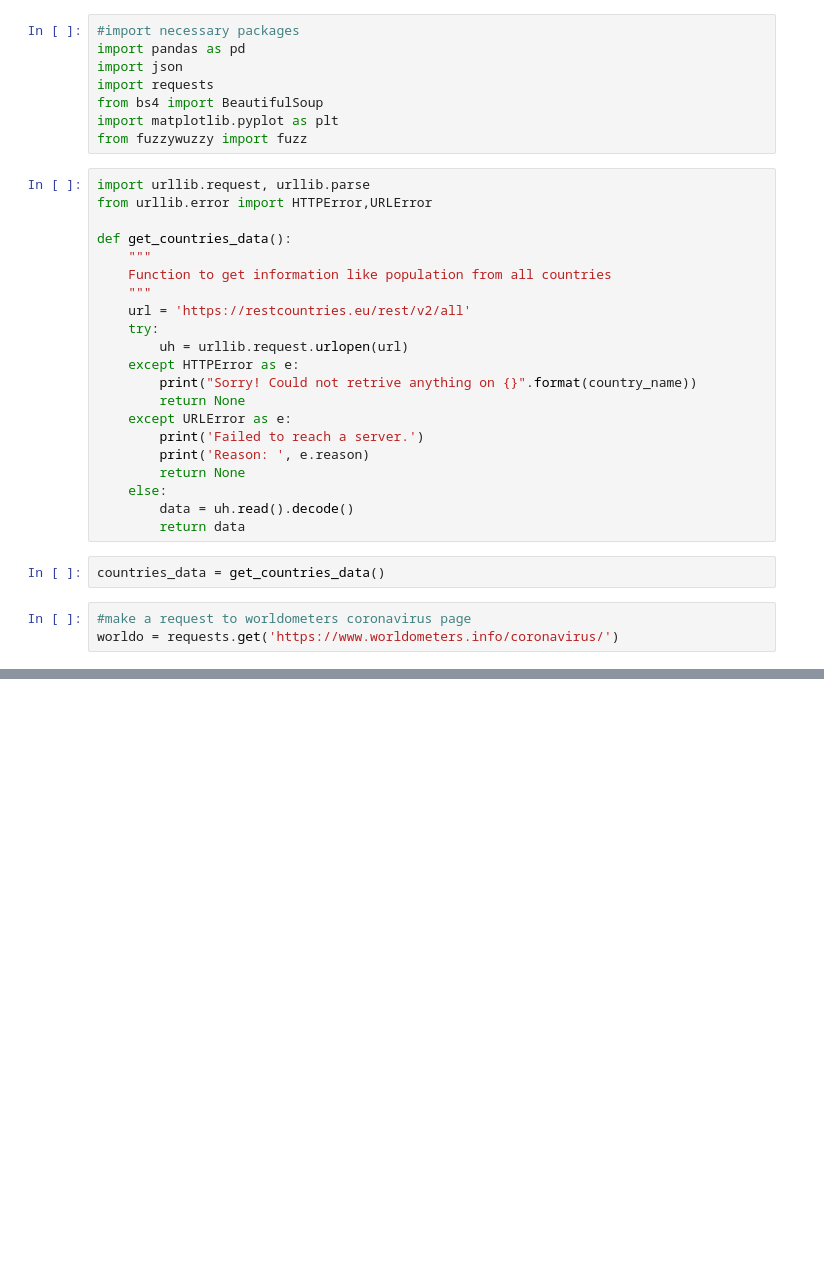
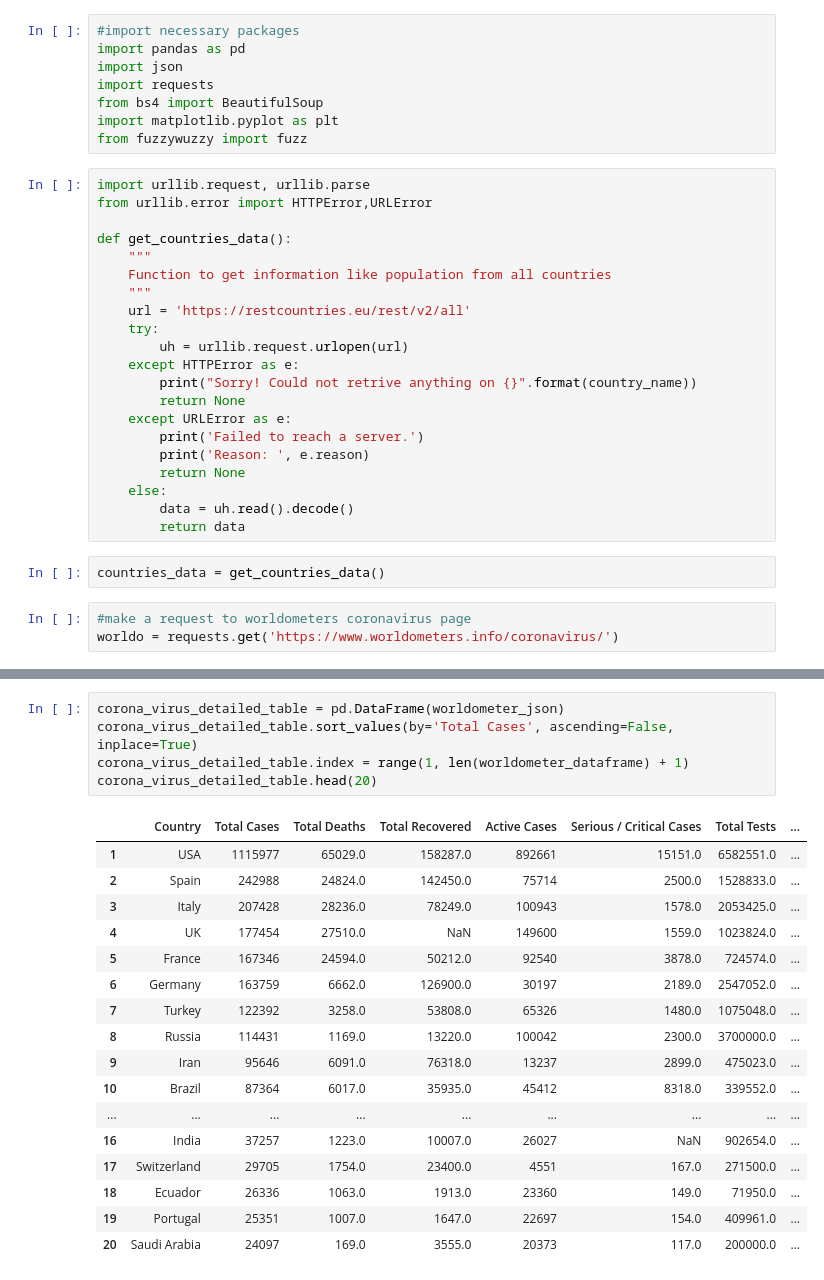
Before and after one commit to lapulgaatomica/covid_wrangling, a Jupyter notebook: WorldometerCovid.ipynb, the cells around one changed output, grey strips where cells are left out. Saved outputs shown, nothing was run; the diff lists cells and outputs as text; blank space fills up the shorter version.

```diff
--- a/WorldometerCovid.ipynb
+++ b/WorldometerCovid.ipynb
@@ -136,2 +84,25 @@ countries_population
+# %%
+corona_virus_detailed_table = pd.DataFrame(worldometer_json)
+corona_virus_detailed_table.sort_values(by='Total Cases', ascending=False, inplace=True)
+corona_virus_detailed_table.index = range(1, len(worldometer_dataframe) + 1)
+corona_virus_detailed_table.head(20)
+# %% [output]
+|  | Country | Total Cases | Total Deaths | Total Recovered | Active Cases | Serious / Critical Cases | Total Tests | ... |
+| 1 | USA | 1115977 | 65029.0 | 158287.0 | 892661 | 15151.0 | 6582551.0 | ... |
+| 2 | Spain | 242988 | 24824.0 | 142450.0 | 75714 | 2500.0 | 1528833.0 | ... |
+| 3 | Italy | 207428 | 28236.0 | 78249.0 | 100943 | 1578.0 | 2053425.0 | ... |
+| 4 | UK | 177454 | 27510.0 | NaN | 149600 | 1559.0 | 1023824.0 | ... |
+| 5 | France | 167346 | 24594.0 | 50212.0 | 92540 | 3878.0 | 724574.0 | ... |
+| 6 | Germany | 163759 | 6662.0 | 126900.0 | 30197 | 2189.0 | 2547052.0 | ... |
+| 7 | Turkey | 122392 | 3258.0 | 53808.0 | 65326 | 1480.0 | 1075048.0 | ... |
+| 8 | Russia | 114431 | 1169.0 | 13220.0 | 100042 | 2300.0 | 3700000.0 | ... |
+| 9 | Iran | 95646 | 6091.0 | 76318.0 | 13237 | 2899.0 | 475023.0 | ... |
+| 10 | Brazil | 87364 | 6017.0 | 35935.0 | 45412 | 8318.0 | 339552.0 | ... |
+| ... | ... | ... | ... | ... | ... | ... | ... | ... |
+| 16 | India | 37257 | 1223.0 | 10007.0 | 26027 | NaN | 902654.0 | ... |
+| 17 | Switzerland | 29705 | 1754.0 | 23400.0 | 4551 | 167.0 | 271500.0 | ... |
+| 18 | Ecuador | 26336 | 1063.0 | 1913.0 | 23360 | 149.0 | 71950.0 | ... |
+| 19 | Portugal | 25351 | 1007.0 | 1647.0 | 22697 | 154.0 | 409961.0 | ... |
+| 20 | Saudi Arabia | 24097 | 169.0 | 3555.0 | 20373 | 117.0 | 200000.0 | ... |
 # %%
 columns = ['Country', 'Total Cases']
```
Also changed, not shown: parts of 8 cells of this notebook.
